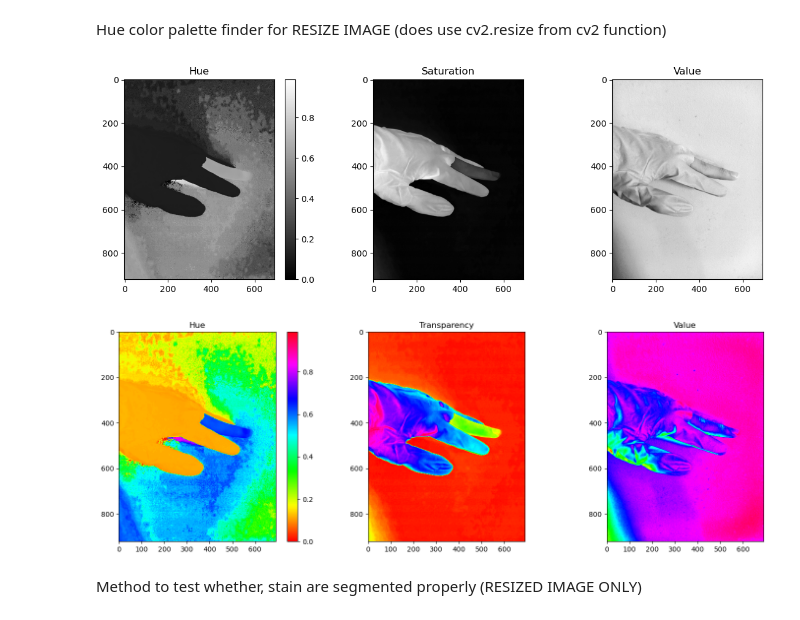
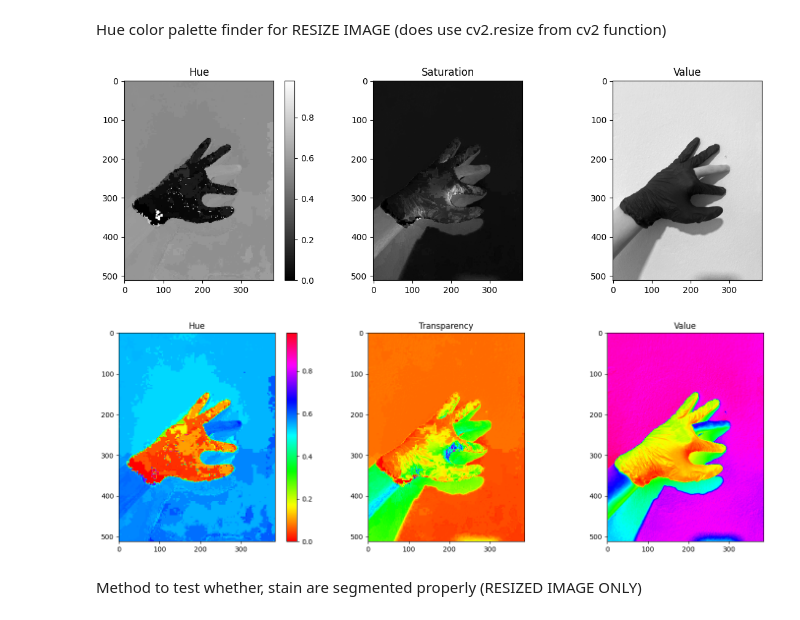
Before and after one commit to JJLee2910/Glove-Defect-Detection-System, a Jupyter notebook: tools/color_range_detector.ipynb, the cells around one changed output. Drawn from its saved outputs; the diff is of its cells as text; code cells hidden in the pictures.

Commit message:
Updated missing finger detection

```diff
--- a/tools/color_range_detector.ipynb
+++ b/tools/color_range_detector.ipynb
@@ -16,36 +16,36 @@ def visualize_hsv_channels(image):
     channel_titles = ['Hue', 'Saturation', 'Value']
     for i, title in enumerate(channel_titles):
         ax[i].imshow(hsv_image[..., i], cmap='gray')
         ax[i].set_title(title)
 
     fig.colorbar(ax[0].imshow(hsv_image[..., 0], cmap='gray'))
     fig.tight_layout()
 
     plt.show()
 
 def visualize_hsv_colormap(image):
     # hsv_image = cv.cvtColor(image, cv.COLOR_BGR2HSV)
     hsv_image = rgb2hsv(image)
 
     fig, ax = plt.subplots(1, 3, figsize=(15, 5))
     channel_titles = ['Hue', 'Transparency', 'Value']
     for i, title in enumerate(channel_titles):
         ax[i].imshow(hsv_image[..., i], cmap='hsv')
         ax[i].set_title(title)
 
     fig.colorbar(ax[0].imshow(hsv_image[..., 0], cmap='hsv'))
     fig.tight_layout()
 
     plt.show()
 
 # Load the image and visualize the HSV channels
-image = cv.imread("C:\\Users\\JJ\\OneDrive\\Desktop\\Glove-Defect-Detection-System\\Images\\Latex\\missing_finger_2.jpg")
+image = cv.imread("D:\\OneDrive - Asia Pacific University\\Degree Year 3\\Image Processing, Computer Vision and Pattern Recognition\\Assignment\\Source Code\\Glove-Defect-Detection-System\\Images\\Nitrile\\missing_finger_7.jpg")
 new_img = cv.resize(image, None, fx=0.2, fy=0.2)
 visualize_hsv_channels(new_img)
 visualize_hsv_colormap(new_img)
 # %% [output]
-[figure, old version]
+[figure, new version]
-[figure, old version]
+[figure, new version]
 # %% [markdown]
 Method to test whether, stain are segmented properly (RESIZED IMAGE ONLY)
 # %%
```
Also changed, not shown: 18 other files.
